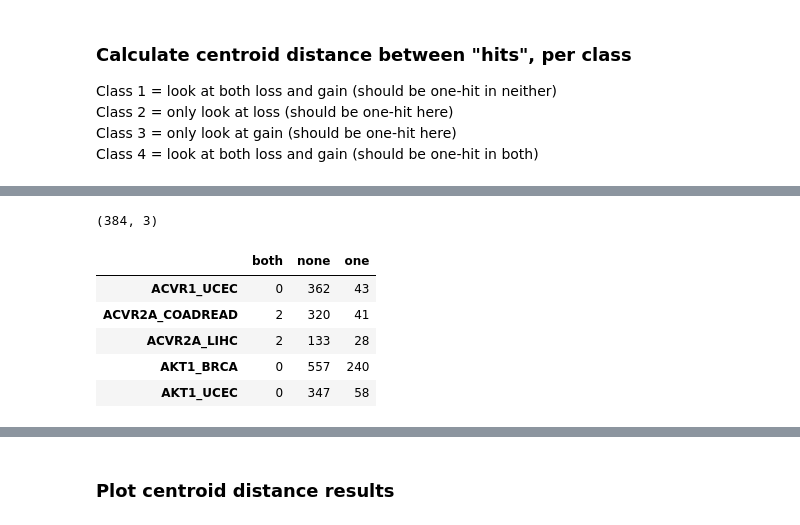
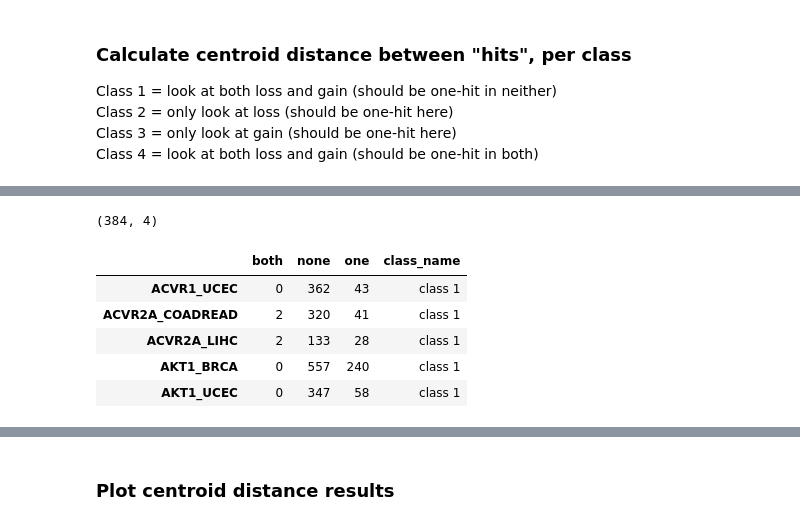
Before and after one commit to greenelab/mutation-fn, a Jupyter notebook: 5_distance_analysis/1_centroid_distance.ipynb, the cells around one changed output, grey strips where cells are left out. Saved outputs shown, nothing was run; the diff lists cells and outputs as text; code cells hidden in the pictures.

```diff
--- a/5_distance_analysis/1_centroid_distance.ipynb
+++ b/5_distance_analysis/1_centroid_distance.ipynb
@@ -132,6 +132,7 @@ def get_centroids_and_distance(identifier, info_df, centroid_method='mean'):
 
     groups = ['both', 'none', 'one']
     group_combinations = list(it.combinations(groups, 2))
+    class_name = info_df['class_name'].values[0]
 
     # get expression data for samples
     samples = info_df.index.intersection(data_df.index)
@@ -175,7 +176,10 @@ def get_centroids_and_distance(identifier, info_df, centroid_method='mean'):
             cmb_ix = dist_combinations.index(cmb)
             ordered_dists.append(dists[cmb_ix])
 
-    return groups, group_combinations, class_counts, ordered_dists
+    return (groups,
+            group_combinations,
+            class_counts,
+            ordered_dists)
 
 get_centroids_and_distance('TP53_BRCA',
                            park_loss_info['TP53_BRCA'],
@@ -253,50 +264,57 @@ results_loss_df.head()
 # %%
 class_counts_df = {}
 results_df = {}
+class_names = {}
 counts_columns = None
 results_columns = None
 
 # get distances for copy gain, for class 1/3/4 genes
 for identifier, gain_df in park_gain_info.items():
 
-    if gain_df.head(1).class_name.values[0] == 'class 2':
+    class_name = gain_df.head(1).class_name.values[0]
+    if class_name == 'class 2':
         continue
 
     results = get_centroids_and_distance(identifier, gain_df, 'mean')
 
     if counts_columns is None:
         counts_columns = results[0]
     else:
         assert counts_columns == results[0]
 
     if results_columns is None:
         results_columns = ['{}/{}'.format(i, j) for i, j in results[1]]
 
+    class_names[identifier] = class_name
     class_counts_df[identifier] = results[2]
     results_df[identifier] = results[3]
 
-class_counts_gain_df = pd.DataFrame(
-    class_counts_df.values(),
-    index=class_counts_df.keys(),
-    columns=counts_columns
+class_counts_gain_df = (
+    pd.DataFrame(class_counts_df.values(),
+                 index=class_counts_df.keys(),
+                 columns=counts_columns)
+      .merge(pd.Series(class_names).rename('class_name'),
+             left_index=True, right_index=True)
 )
 
-results_gain_df = pd.DataFrame(
-    results_df.values(),
-    index=results_df.keys(),
-    columns=results_columns
+results_gain_df = (
+    pd.DataFrame(results_df.values(),
+                 index=results_df.keys(),
+                 columns=results_columns)
+      .merge(pd.Series(class_names).rename('class_name'),
+             left_index=True, right_index=True)
 )
 
 print(class_counts_gain_df.shape)
 class_counts_gain_df.head()
 # %% [output]
-(384, 3)
+(384, 4)
-|  | both | none | one |
-| ACVR1_UCEC | 0 | 362 | 43 |
-| ACVR2A_COADREAD | 2 | 320 | 41 |
-| ACVR2A_LIHC | 2 | 133 | 28 |
-| AKT1_BRCA | 0 | 557 | 240 |
-| AKT1_UCEC | 0 | 347 | 58 |
+|  | both | none | one | class_name |
+| ACVR1_UCEC | 0 | 362 | 43 | class 1 |
+| ACVR2A_COADREAD | 2 | 320 | 41 | class 1 |
+| ACVR2A_LIHC | 2 | 133 | 28 | class 1 |
+| AKT1_BRCA | 0 | 557 | 240 | class 1 |
+| AKT1_UCEC | 0 | 347 | 58 | class 1 |
 # %%
 print(results_gain_df.shape)
 results_gain_df.head()
```
Also changed, not shown: parts of 3 cells of this notebook, 1 other file.
